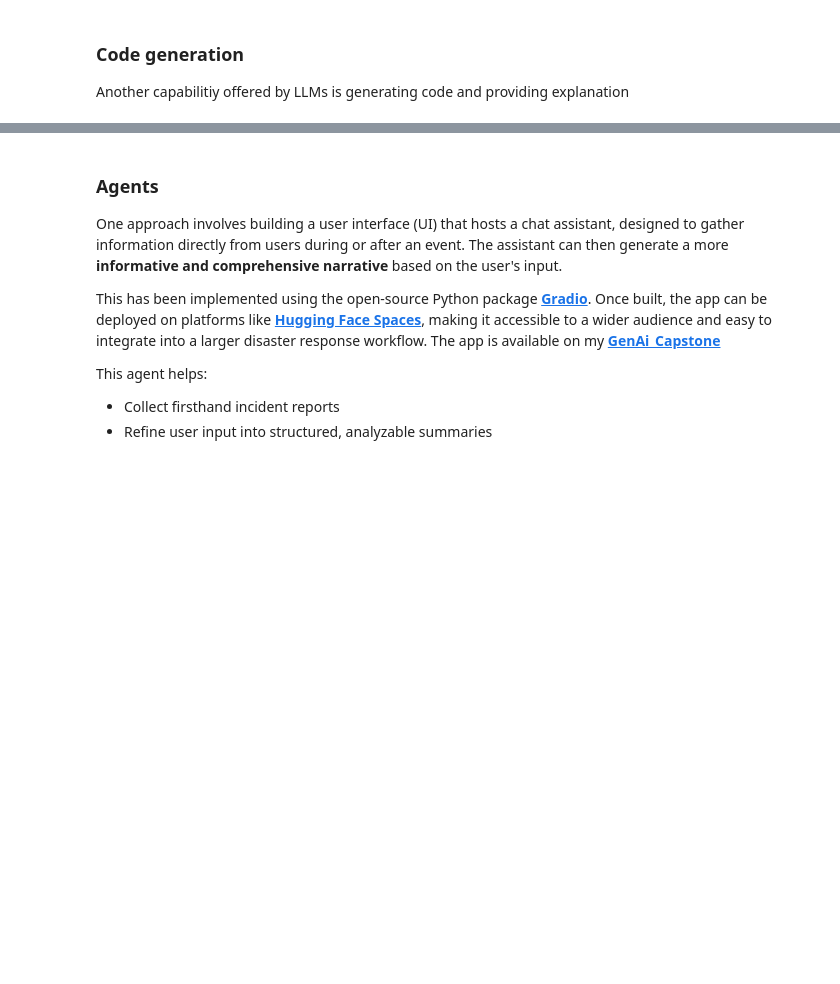
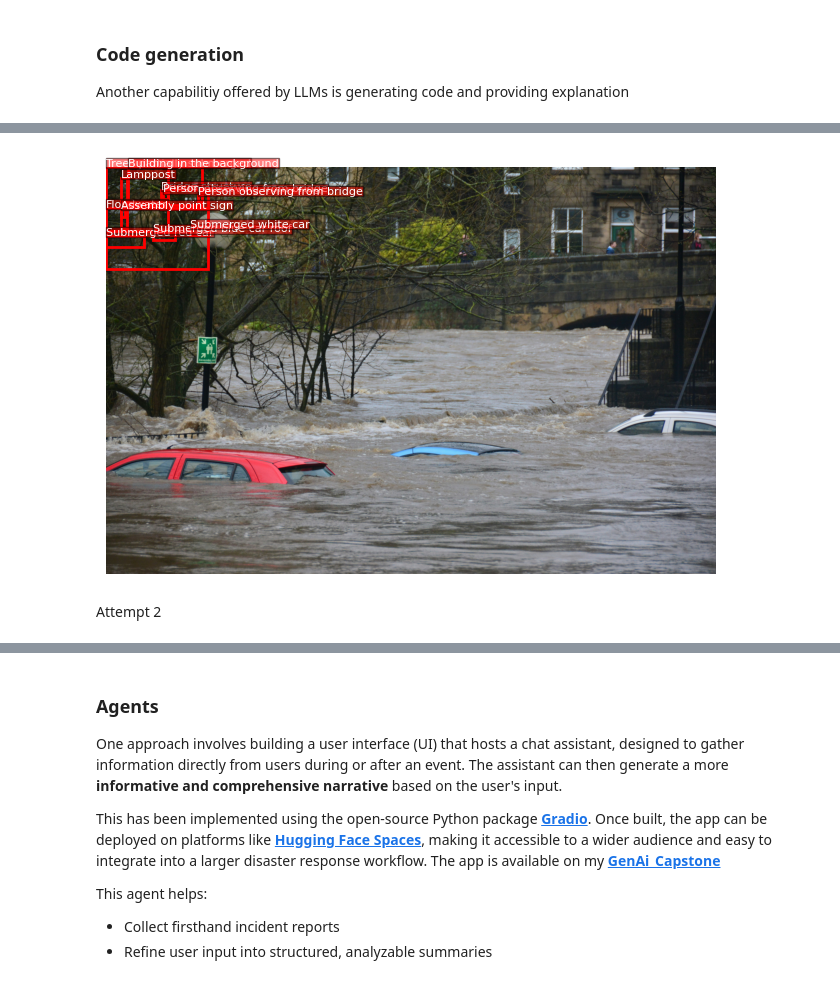
Before and after one commit to LeilaMemoi/Generative_AI, a Jupyter notebook: Gen AI Intensive Course Capstone 2025Q1_LEILA.ipynb, the cells around one changed output, grey strips where cells are left out. Drawn from its saved outputs; the diff is of its cells as text; code cells hidden in the pictures; blank space fills up the shorter version.

Commit message:
Kaggle Notebook | Gen AI Intensive Course Capstone 2025Q1_LEILA | Code generation update

```diff
--- a/Gen AI Intensive Course Capstone 2025Q1_LEILA.ipynb
+++ b/Gen AI Intensive Course Capstone 2025Q1_LEILA.ipynb
@@ -365,0 +339,53 @@ Once the image is available, I can proceed with generating the bounding boxes an
+# %%
+#Testing to see if the provided code works
+import matplotlib.pyplot as plt
+import matplotlib.patches as patches
+from PIL import Image
+import json
+
+# Load the image
+image_path = "/kaggle/input/sample-data/chris-gallagher-4zxp5vlmvnI-unsplash.jpg"
+im = Image.open(image_path)
+
+# Bounding box data (as generated by the LLM)
+bounding_boxes_json = """
+[
+  {"box_2d": [677, 0, 780, 376], "label": "Submerged red car"},
+  {"box_2d": [644, 465, 714, 681], "label": "Submerged blue car roof"},
+  {"box_2d": [600, 821, 663, 1000], "label": "Submerged white car"},
+  {"box_2d": [404, 0, 997, 1000], "label": "Floodwater"},
+  {"box_2d": [0, 0, 629, 610], "label": "Trees partially submerged"},
+  {"box_2d": [0, 216, 368, 946], "label": "Building in the background"},
+  {"box_2d": [224, 540, 414, 998], "label": "Bridge structure"},
+  {"box_2d": [106, 145, 597, 210], "label": "Lamppost"},
+  {"box_2d": [414, 145, 484, 184], "label": "Assembly point sign"},
+  {"box_2d": [250, 562, 313, 605], "label": "Person observing from bridge"},
+  {"box_2d": [274, 908, 330, 948], "label": "Person observing from bridge"}
+]
+"""
+bounding_boxes = json.loads(bounding_boxes_json)
+
+# Plotting
+fig, ax = plt.subplots(1)
+ax.imshow(im)
+ax.axis('off') # Hide axes
+
+# Add bounding boxes and labels to the plot
+for item in bounding_boxes:
+    box = item['box_2d']
+    label = item['label']
+    # The box coordinates are [ymin, xmin, ymax, xmax]
+    ymin, xmin, ymax, xmax = box
+    rect = patches.Rectangle((xmin, ymin), xmax - xmin, ymax - ymin, linewidth=2, edgecolor='r', facecolor='none')
+    ax.add_patch(rect)
+    # Add label text slightly above the top-left corner of the box
+    plt.text(xmin, ymin - 10, label, color='white', fontsize=8, bbox=dict(facecolor='red', alpha=0.5, pad=0))
+
+
+# Display the image
+plt.tight_layout()
+plt.show()
+# %% [output]
+[figure, added]
+# %% [markdown]
+Attempt 2
```
Also changed, not shown: parts of 6 cells of this notebook.
